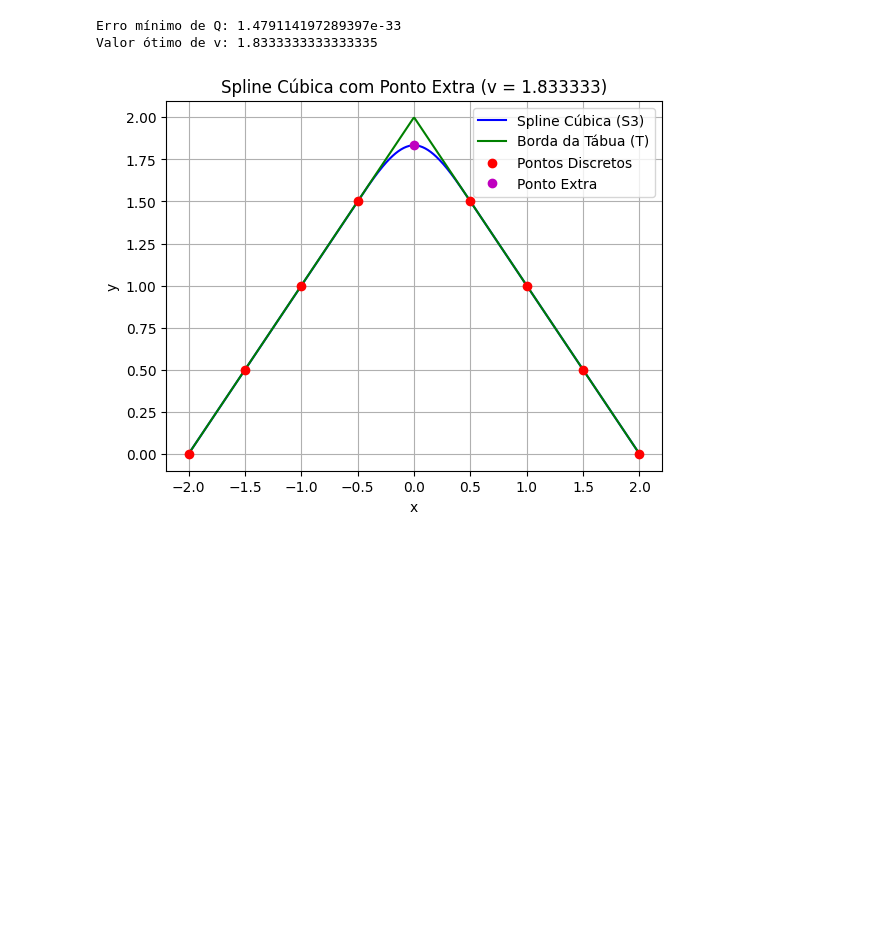
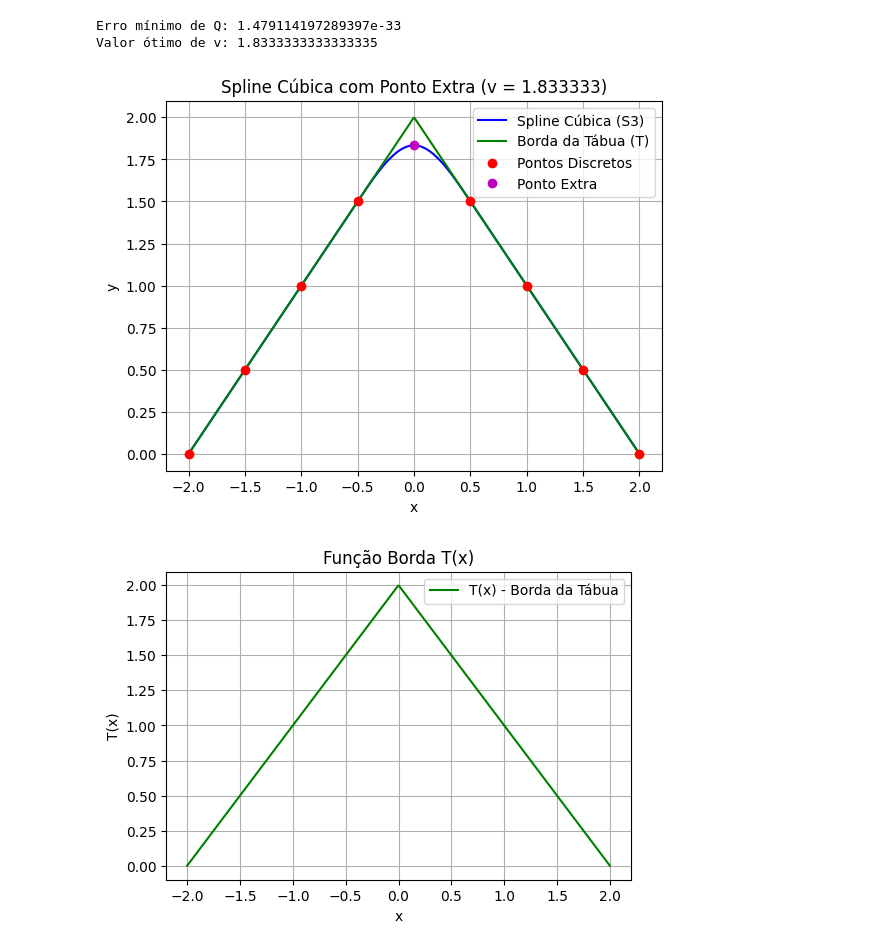
Before and after one commit to gabrielcoout/Spline-C-bica-e-Integra-o-Num-rica, a Jupyter notebook: SME0206 – Apresentação 02.ipynb, the cells around one changed output. Drawn from its saved outputs; the diff is of its cells as text; code cells hidden in the pictures; blank space fills up the shorter version.

Commit message:
graficos

```diff
--- a/SME0206 – Apresentação 02.ipynb
+++ b/SME0206 – Apresentação 02.ipynb
@@ -138,18 +139,50 @@ Valor ótimo de v: 1.8333333333333335
 # %%
 # Gerando o gráfico
 x_plot= np.linspace(-2, 2, 500)
 y_spline = spline_cubica(x_plot, np.insert(x, len(x)//2, 0), np.insert(y, len(y)//2, v_otimo))
 y_borda = T(x_plot)
 
 plt.plot(x_plot, y_spline, label='Spline Cúbica (S3)', color='blue')
 plt.plot(x_plot, y_borda, label='Borda da Tábua (T)', color='green')
 plt.scatter(x, y, color='red', zorder=5, label='Pontos Discretos')
 plt.plot(0,v_otimo,'mo',label='Ponto Extra')
 plt.title(f"Spline Cúbica com Ponto Extra (v = {v_otimo:.6f})")
 plt.xlabel('x')
 plt.ylabel('y')
 plt.legend()
 plt.grid(True)
 plt.show()
+
+# grafico 1: função borda T(x)
+plt.figure(figsize=(6, 4))
+plt.plot(x_plot, T(x_plot), label='T(x) - Borda da Tábua', color='green')
+plt.title('Função Borda T(x)')
+plt.xlabel('x')
+plt.ylabel('T(x)')
+plt.grid(True)
+plt.legend()
+plt.show()
+
+# grafico 2: spline cubica natural S_3(x)
+plt.figure(figsize=(6, 4))
+plt.plot(x_plot, y_spline, label=f'S_3(x) - Spline (v = {v_otimo:.4f})', color='orange')
+plt.title('Spline Cúbica Natural S_3(x)')
+plt.xlabel('x')
+plt.ylabel('S_3(x)')
+plt.grid(True)
+plt.legend()
+plt.show()
+
+# grafico 3: pontos discretos
+plt.figure(figsize=(6, 4))
+plt.scatter(x, y, color='red', label='Pontos Discretos', zorder=5)
+plt.scatter(0, v_otimo, color='blue', label=f'Ponto Extra (0, {v_otimo:.4f})', zorder=5)
+plt.title('Pontos Discretos')
+plt.xlabel('x')
+plt.ylabel('y')
+plt.grid(True)
+plt.legend()
+plt.show()
 # %% [output]
 [figure]
+[figure, added]
```
Also changed, not shown: parts of 2 cells of this notebook.
